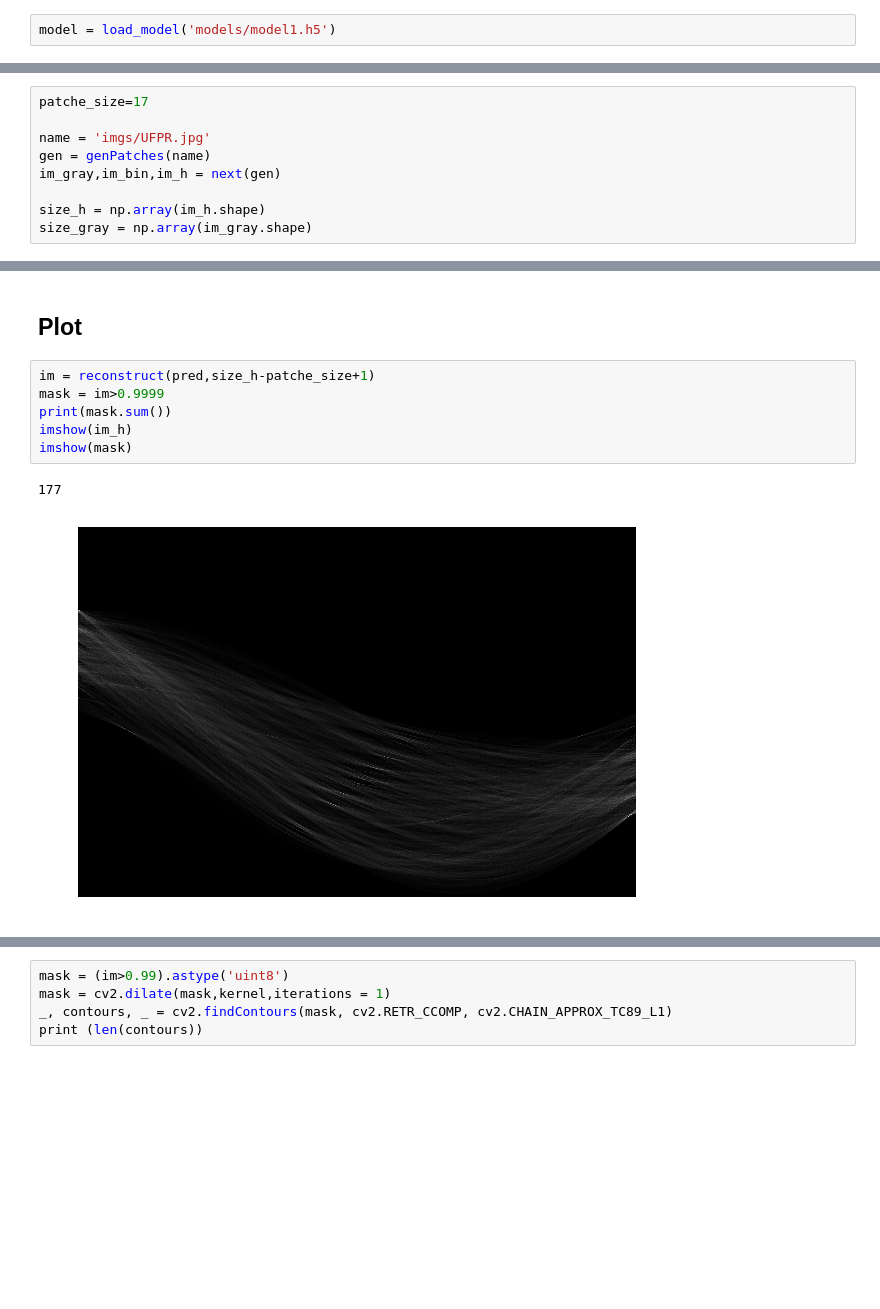
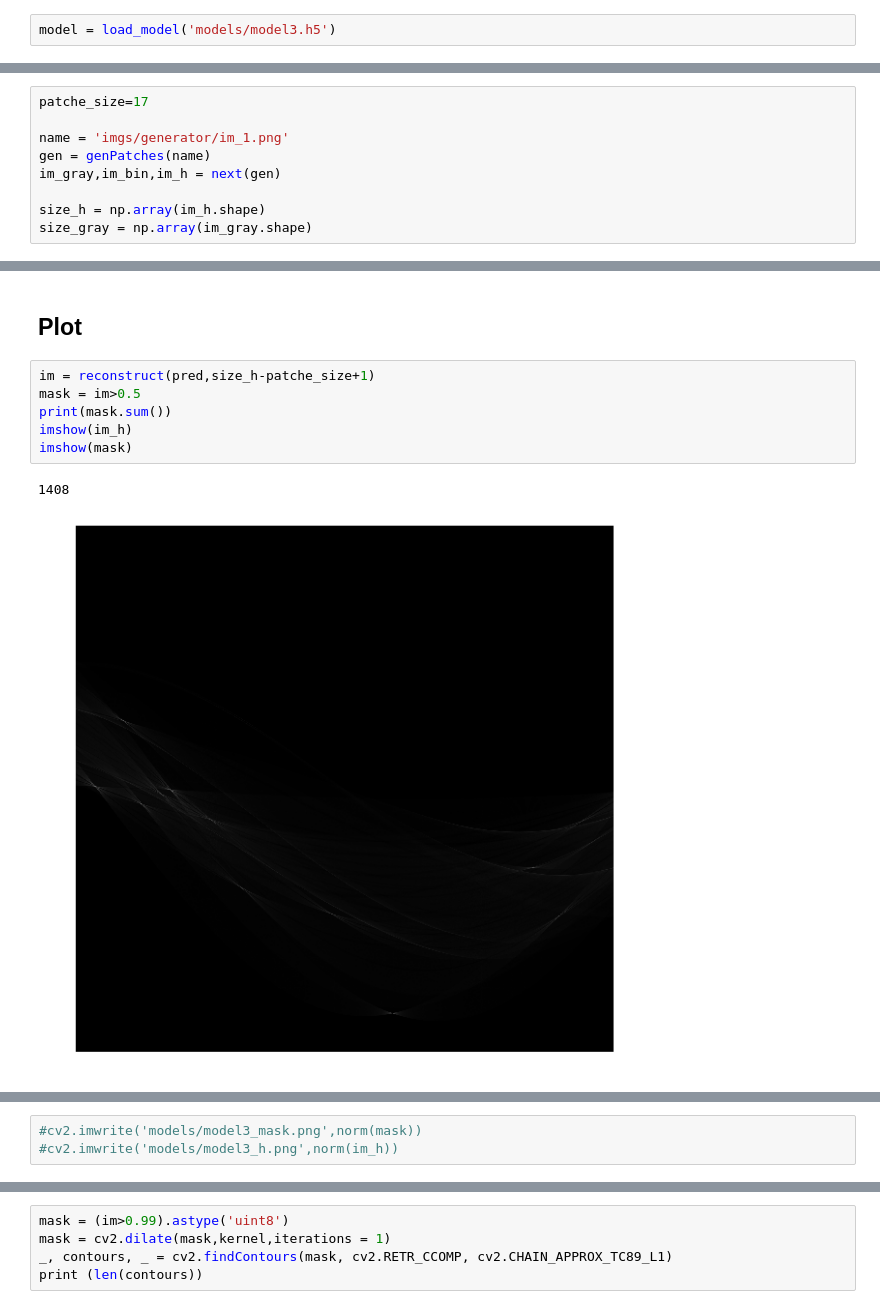
Before and after one commit to cordeirolibel/hough, a Jupyter notebook: Test.ipynb, the cells around one changed output, grey strips where cells are left out. Saved outputs shown, nothing was run; the diff lists cells and outputs as text; blank space fills up the shorter version.

```diff
--- a/Test.ipynb
+++ b/Test.ipynb
@@ -10,7 +10,7 @@ from keras.models import load_model
 # %% [output]
 Using TensorFlow backend.
 # %%
-model = load_model('models/model1.h5')
+model = load_model('models/model3.h5')
 # %%
 def genPatches(im_path,delta_angle=3000,patche_size=17):
 
@@ -69,7 +74,7 @@ def mask2lines(mask,size_im):
 # %%
 patche_size=17
 
-name = 'imgs/UFPR.jpg'
+name = 'imgs/generator/im_1.png'
 gen = genPatches(name)
 im_gray,im_bin,im_h = next(gen)
 
@@ -89,10 +94,10 @@ Wall time: 5min 31s
 ## Plot
 # %%
 im = reconstruct(pred,size_h-patche_size+1)
-mask = im>0.9999
+mask = im>0.5
 print(mask.sum())
 imshow(im_h)
 imshow(mask)
 # %% [output]
-177
+1408
-[figure, old version]
+[figure, new version]
@@ -99,0 +105,3 @@ imshow(mask)
+# %%
+#cv2.imwrite('models/model3_mask.png',norm(mask))
+#cv2.imwrite('models/model3_h.png',norm(im_h))
```
Also changed, not shown: parts of 8 cells of this notebook, 3 other files.
